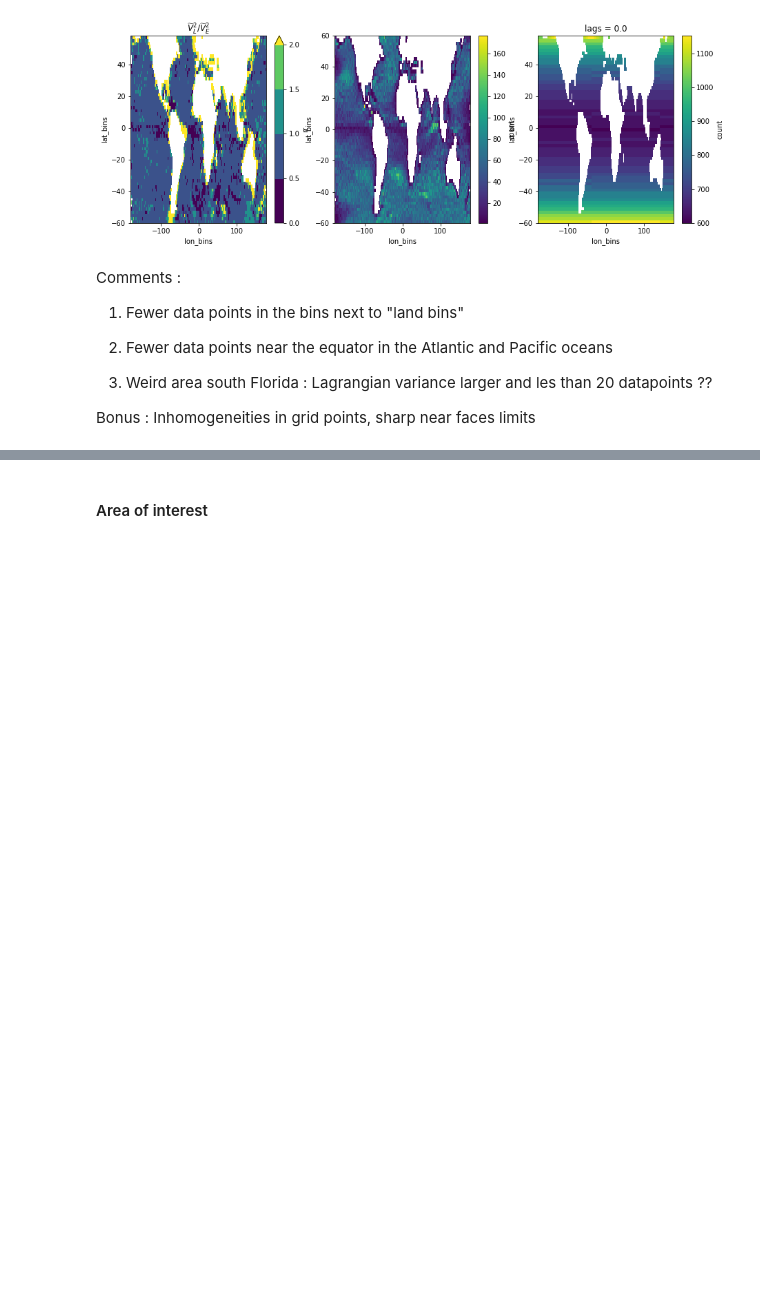
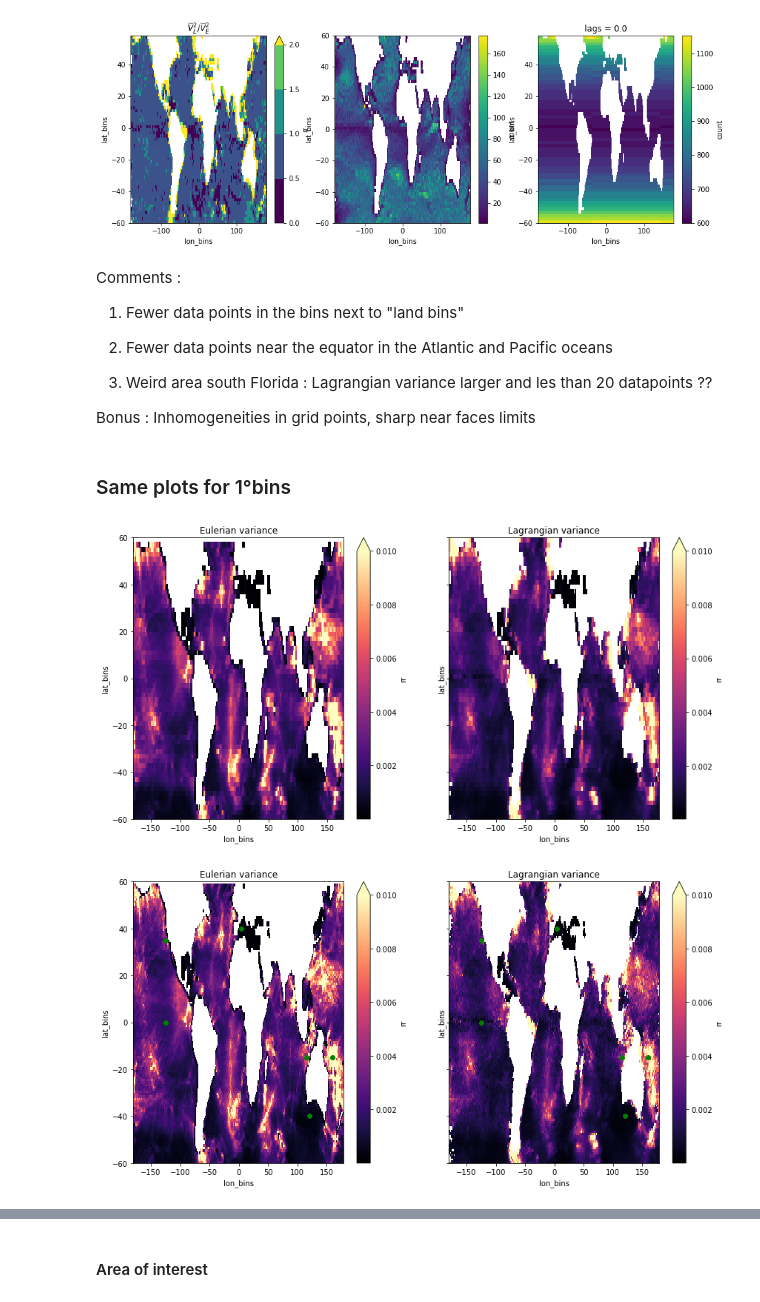
Before and after one commit to zcasparco/equinox_phd, a Jupyter notebook: llc4320/EL_cov_binned.ipynb, the cells around one changed output, grey strips where cells are left out. Saved outputs shown, nothing was run; the diff lists cells and outputs as text; code cells hidden in the pictures; blank space fills up the shorter version.

```diff
--- a/llc4320/EL_cov_binned.ipynb
+++ b/llc4320/EL_cov_binned.ipynb
@@ -33,7 +33,13 @@ path = '/Users/zcaspar/codes/mit4320/'
 dsL = xr.open_dataset(path+'binned_Lcov_dl2.nc') # Lagrangian SSU, 2° bins
 dsE = xr.open_dataset(path+'binned_Ecov_dl2.nc') # Eulerian SSU, 2° bins
 
+dsL_dl1 = xr.open_dataset(path+'binned_Lcov_dl1.nc') # Lagrangian SSU, 1° bins
+dsE_dl1 = xr.open_dataset(path+'binned_Ecov_dl1.nc') # Eulerian SSU, 1° bins
+
 dsL_vv = xr.open_dataset(path+'binned_Lcov_vv.nc') # Lagrangian SSV, 2° bins
+
+#SSUV spectra
+E_SSUV = xr.open_dataset(path+'/SSUV.nc') #Eulerian
 # %%
 #Mean field
 dsL_stats = xr.open_zarr(path+'L_dl1.0_stats.zarr')
@@ -51,3 +57,4 @@ bbox_swa = [120,-40] # South-west Australia
 bbox_eq = [-125,0] #equator
 # %%
 dsE = dsE.where(dsE.rr!=0) # change 0 to nan (corresponding to land)
+dsE_dl1 = dsE_dl1.where(dsE_dl1.rr!=0)
@@ -128,3 +131,25 @@ Comments :
 3) Weird area south Florida : Lagrangian variance larger and les than 20 datapoints ??
 
 Bonus : Inhomogeneities in grid points, sharp near faces limits
+# %% [markdown]
+### Same plots for 1°bins
+# %%
+cmap = 'magma'
+fig,axs = plt.subplots(1,2,figsize=(14,7),sharey=True)
+(dsE.isel(lags=0).rr).plot(ax=axs[0],vmax=0.01,cmap=cmap,y='lat_bins',ylim=(-60,60))
+axs[0].set_title('Eulerian variance')
+(dsL.isel(lags=0).rr).plot(ax=axs[1],vmax=0.01,cmap=cmap,y='lat_bins',ylim=(-60,60))
+axs[1].set_title('Lagrangian variance')
+
+fig,axs = plt.subplots(1,2,figsize=(14,7),sharey=True)
+(dsE_dl1.isel(lags=0).rr).plot(ax=axs[0],vmax=0.01,cmap=cmap,y='lat_bins',ylim=(-60,60))
+axs[0].set_title('Eulerian variance')
+(dsL_dl1.isel(lags=0).rr).plot(ax=axs[1],vmax=0.01,cmap=cmap,y='lat_bins',ylim=(-60,60))
+axs[1].set_title('Lagrangian variance')
+for bbox in [bbox_cal,bbox_nwa,bbox_nea,bbox_swa,bbox_med,bbox_eq]:
+    axs[0].scatter(bbox[0],bbox[1],c='g')
+    axs[1].scatter(bbox[0],bbox[1],c='g')
+#plt.show()
+# %% [output]
+[figure, added]
+[figure, added]
```
Also changed, not shown: parts of 25 cells of this notebook.
